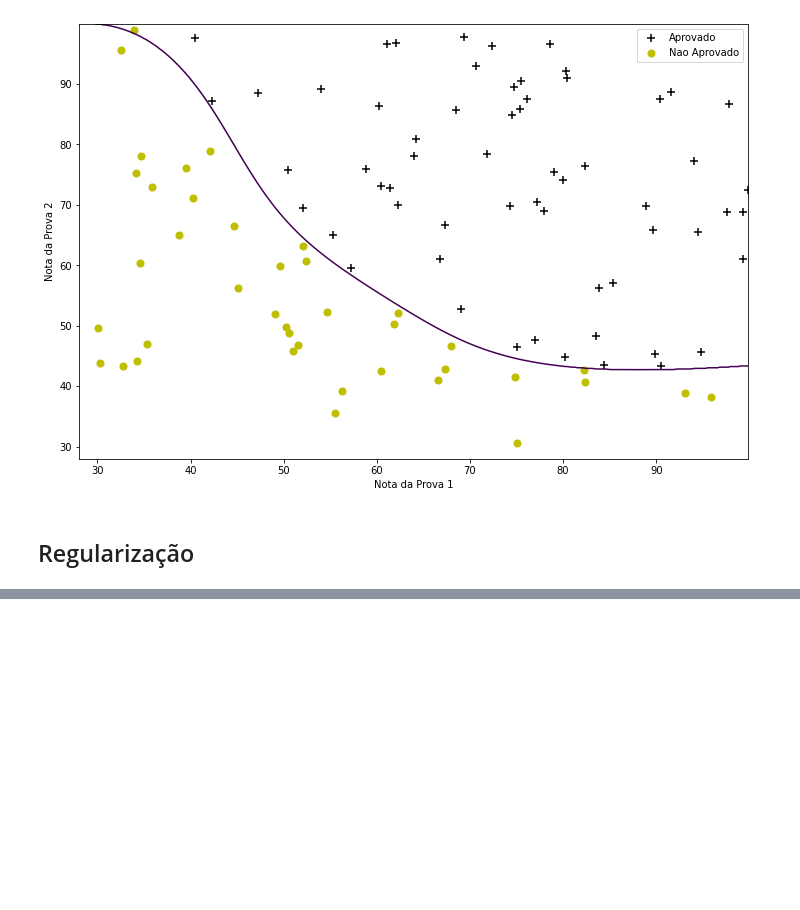
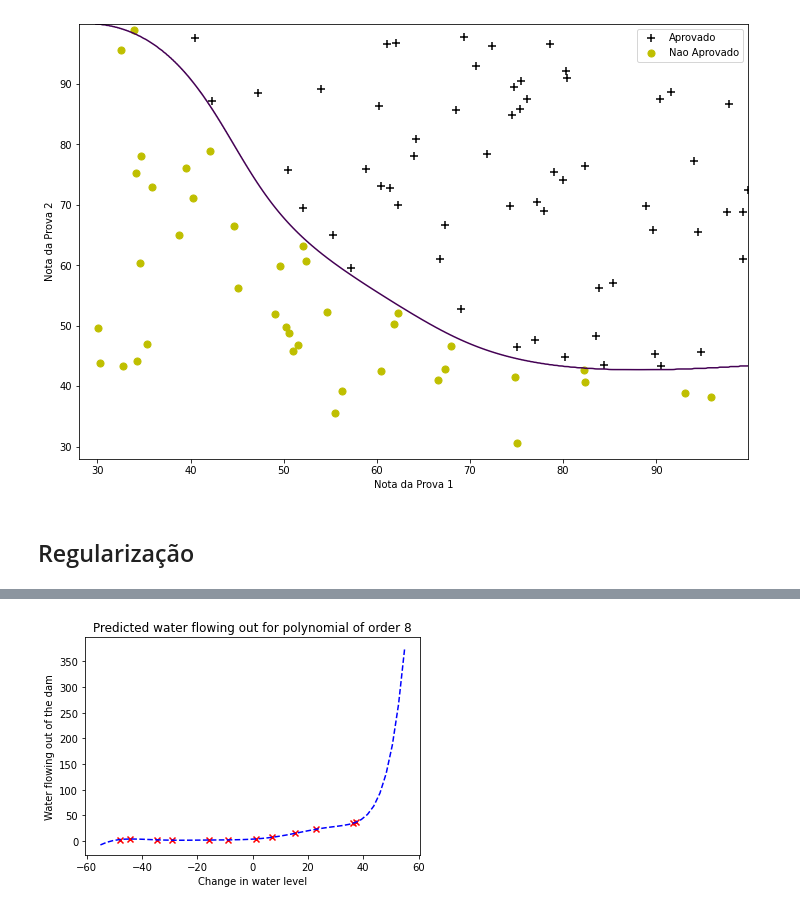
Before and after one commit to renatoor/machine-learning, a Jupyter notebook: T2/aprendizado-supervisionado.ipynb, the cells around one changed output, grey strips where cells are left out. Drawn from its saved outputs; the diff is of its cells as text; code cells hidden in the pictures; blank space fills up the shorter version.

```diff
--- a/T2/aprendizado-supervisionado.ipynb
+++ b/T2/aprendizado-supervisionado.ipynb
@@ -286,0 +319,28 @@ LinearRegression()
+# %%
+poly = PolynomialFeatures(8)
+X_poly = poly.fit_transform(X)
+
+ss = StandardScaler()
+X_poly_norm = X_poly
+X_poly_norm[:, 1:] = ss.fit_transform(X_poly[:, 1:])
+
+model = LinearRegression()
+model.fit(X_poly_norm, y)
+
+xvalue = np.linspace(-55, 55, 50).reshape((-1, 1))
+xpoly = poly.fit_transform(xvalue)
+
+mean = ss.mean_
+std = np.sqrt(ss.var_)
+
+xpolynorm = xpoly
+xpolynorm[:, 1:] = (xpoly[:, 1:] - mean) / std
+
+plt.scatter(X, y, color='red', marker='x')
+plt.xlabel('Change in water level')
+plt.ylabel('Water flowing out of the dam')
+plt.plot(xvalue, model.predict(xpolynorm), "b--")
+plt.title("Predicted water flowing out for polynomial of order 8")
+plt.show()
+# %% [output]
+[figure, added]
```
Also changed, not shown: parts of 4 cells of this notebook.
